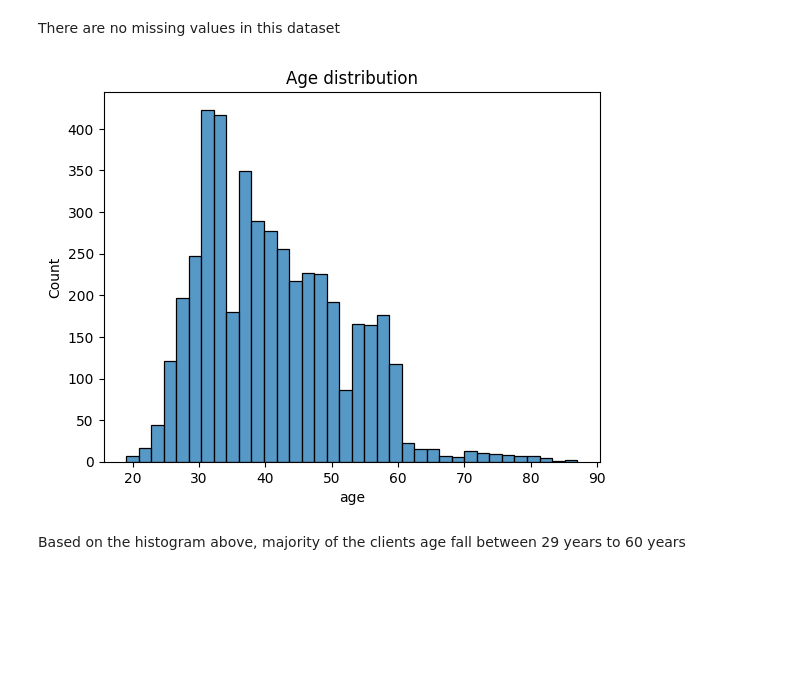
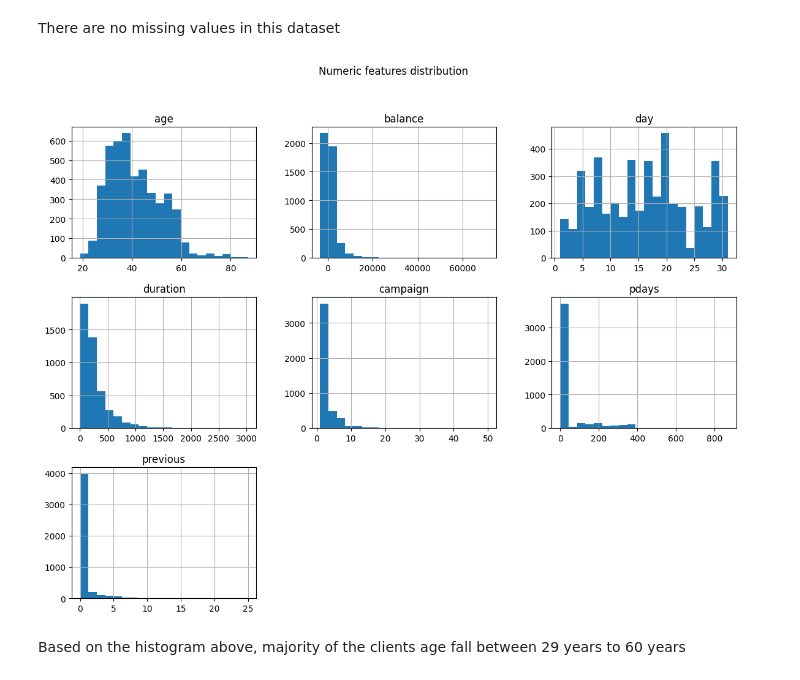
Before and after one commit to Fatai-soliu/bank-telemarketing, a Jupyter notebook: Bank_Marketing.ipynb, the cells around one changed output. Drawn from its saved outputs; the diff is of its cells as text; code cells hidden in the pictures; blank space fills up the shorter version.

```diff
--- a/Bank_Marketing.ipynb
+++ b/Bank_Marketing.ipynb
@@ -116,13 +116,15 @@ dtype: int64
 # %% [markdown]
 There are no missing values in this dataset
 # %%
-#Creating a histogram to visualise the age distribution of the client
+#Creating a histogram to visualise the data distribution for numeric columns
 
-sns.histplot(data.age)
-plt.title('Age distribution')
+numeric_columns = ['age', 'balance', 'day', 'duration', 'campaign', 'pdays', 'previous']
+
+data[numeric_columns].hist(figsize=(14, 10), bins=20)
+plt.suptitle('Numeric features distribution')
 plt.show()
 # %% [output]
-[figure, old version]
+[figure, new version]
 # %% [markdown]
 Based on the histogram above, majority of the clients age fall between 29 years to 60 years
 # %% [markdown]
```
Also changed, not shown: parts of 14 cells of this notebook.
